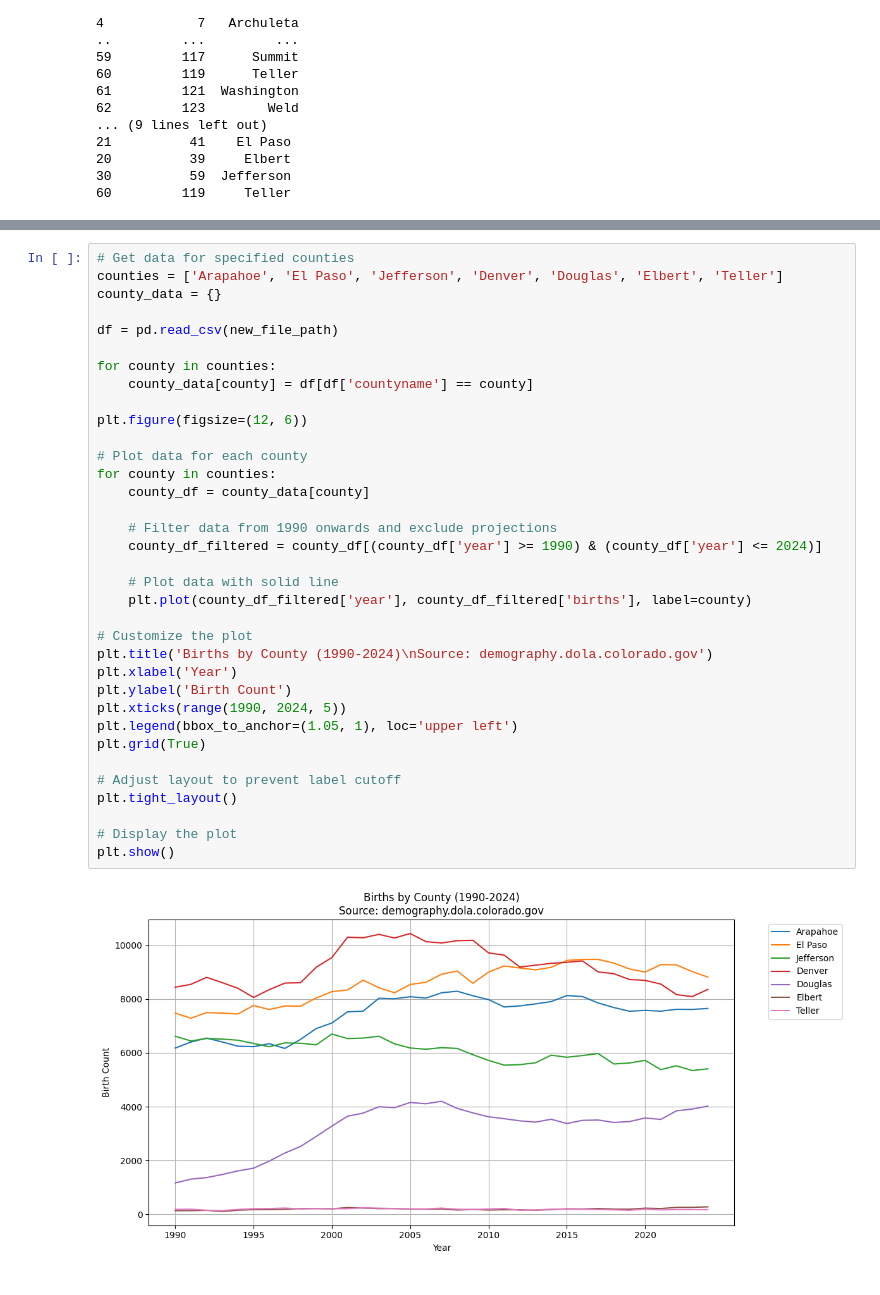
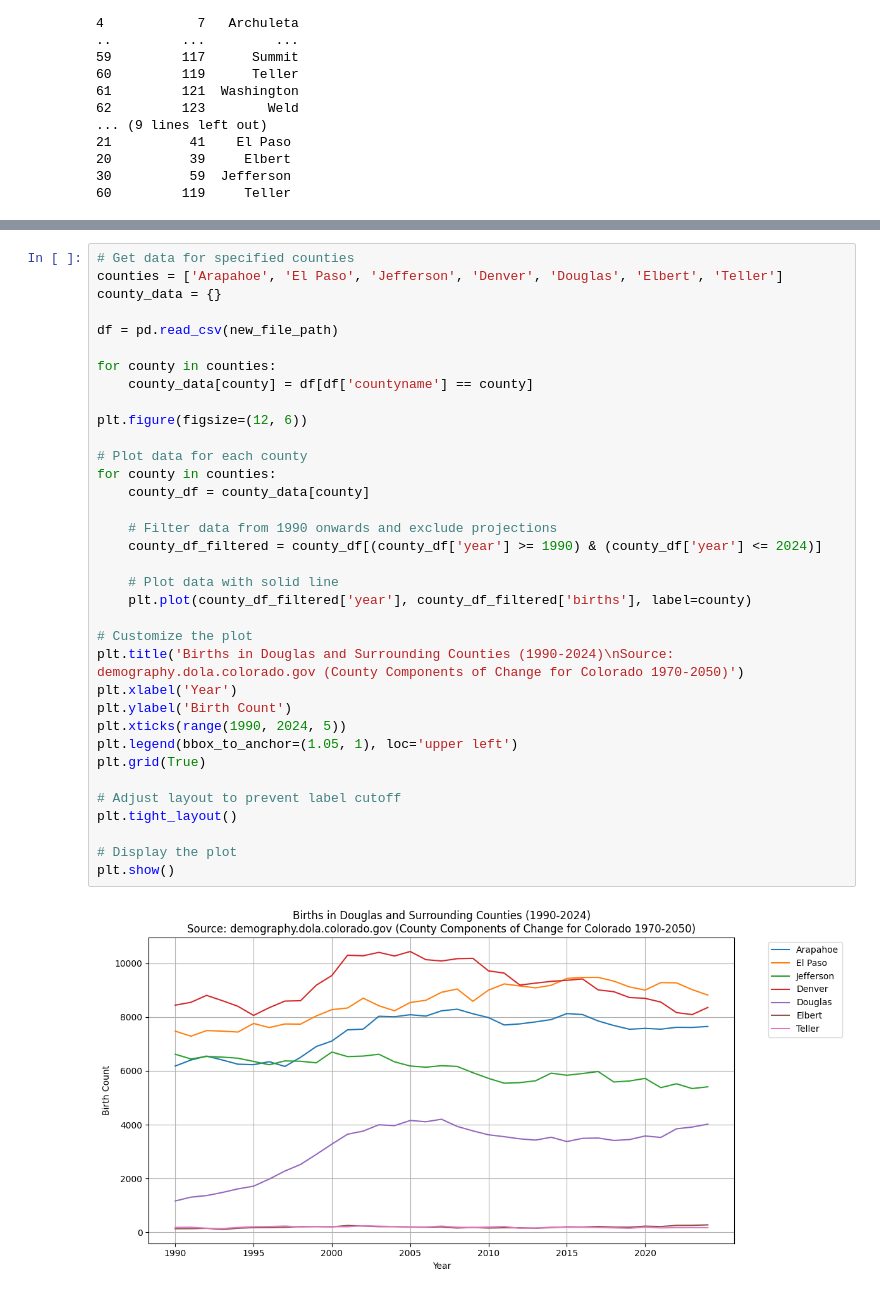
Before and after one commit to DavidNix/dougco-truth, a Jupyter notebook: analysis.ipynb, the cells around one changed output, grey strips where cells are left out. Cells and saved outputs as stored; diff of their text form.

```diff
--- a/analysis.ipynb
+++ b/analysis.ipynb
@@ -148,32 +148,32 @@ county_data = {}
 df = pd.read_csv(new_file_path)
 
 for county in counties:
     county_data[county] = df[df['countyname'] == county]
 
 plt.figure(figsize=(12, 6))
 
 # Plot data for each county
 for county in counties:
     county_df = county_data[county]
 
     # Filter data from 1990 onwards and exclude projections
     county_df_filtered = county_df[(county_df['year'] >= 1990) & (county_df['year'] <= 2024)]
 
     # Plot data with solid line
     plt.plot(county_df_filtered['year'], county_df_filtered['births'], label=county)
 
 # Customize the plot
-plt.title('Births by County (1990-2024)\nSource: demography.dola.colorado.gov')
+plt.title('Births in Douglas and Surrounding Counties (1990-2024)\nSource: demography.dola.colorado.gov (County Components of Change for Colorado 1970-2050)')
 plt.xlabel('Year')
 plt.ylabel('Birth Count')
 plt.xticks(range(1990, 2024, 5))
 plt.legend(bbox_to_anchor=(1.05, 1), loc='upper left')
 plt.grid(True)
 
 # Adjust layout to prevent label cutoff
 plt.tight_layout()
 
 # Display the plot
 plt.show()
 # %% [output]
-[figure, old version]
+[figure, new version]
```
Also changed, not shown: parts of 7 cells of this notebook.
